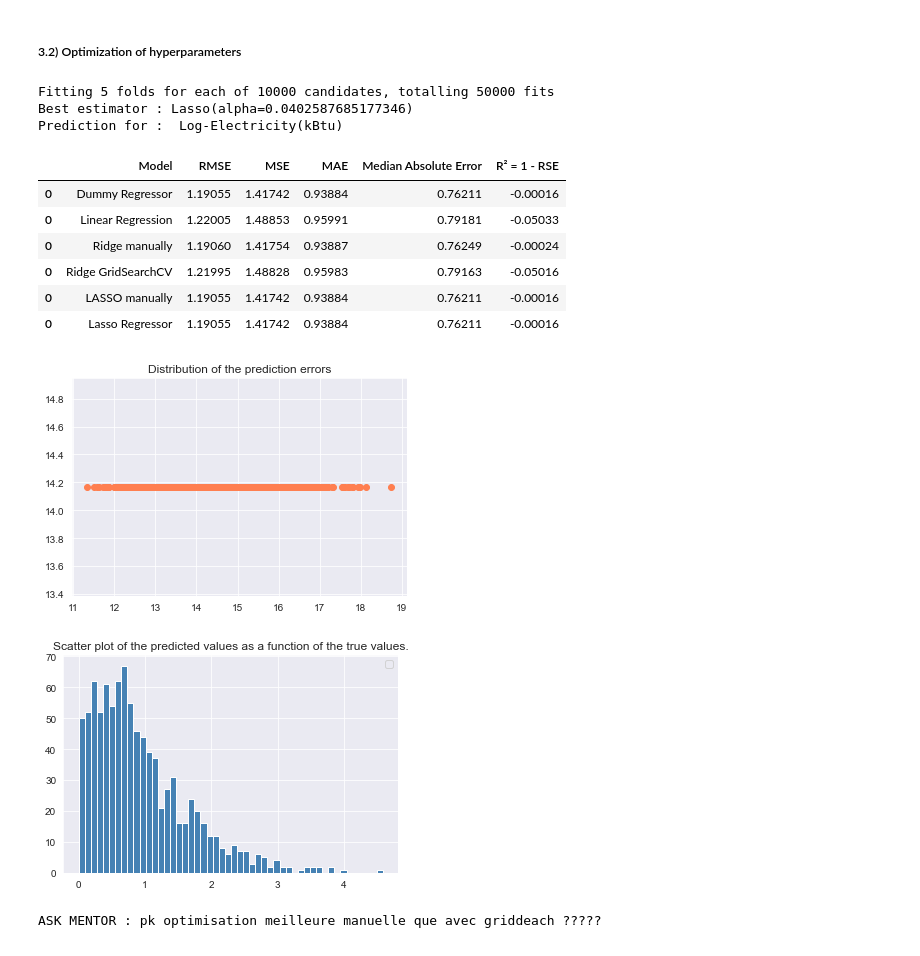
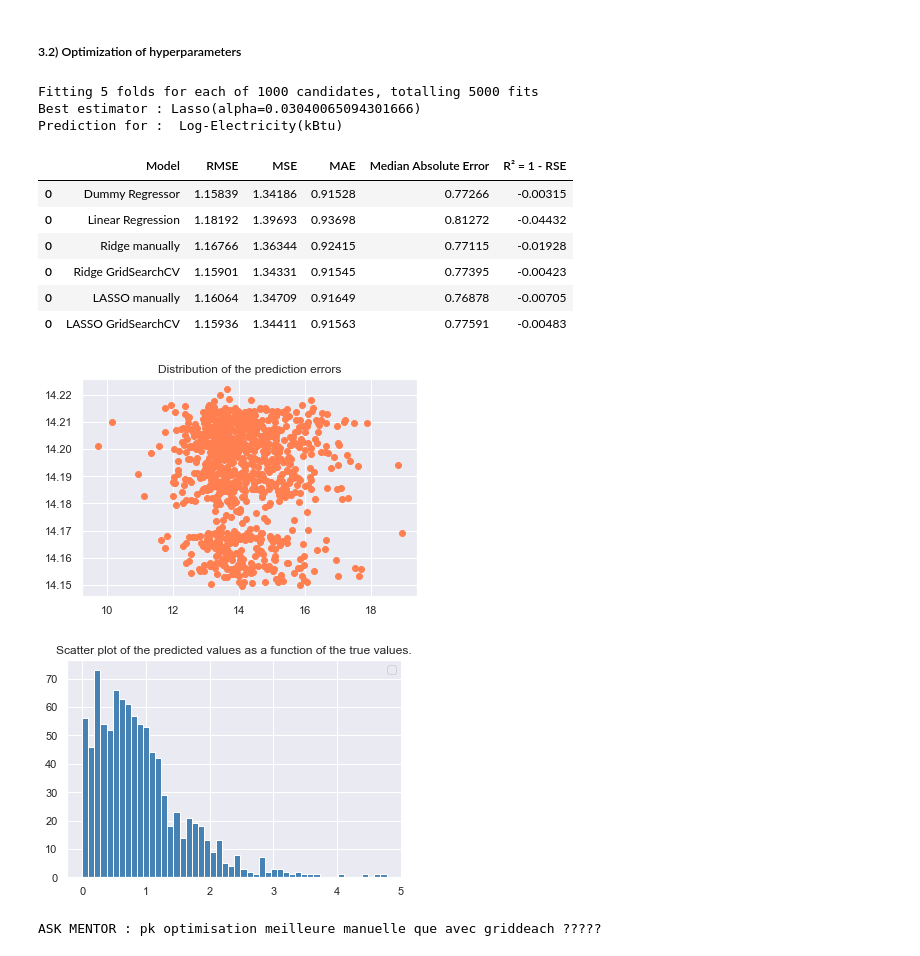
Before and after one commit to oumeima-elgharbi/P4_Data_Science_OpenClassrooms, a Jupyter notebook: P4_03_prediction.ipynb, the cells around one changed output. Saved outputs shown, nothing was run; the diff lists cells and outputs as text; code cells hidden in the pictures.

```diff
--- a/P4_03_prediction.ipynb
+++ b/P4_03_prediction.ipynb
@@ -442,7 +451,7 @@ We have indeed : 44 labels after encoding the categorical variables.
 print("We need to add YearBuilt to the list of features.")
 numerical_columns.tolist()
 features_to_merge = numerical_columns.tolist().copy()
-#features_to_merge.append("YearBuilt")
+features_to_merge.append("YearBuilt") ###
 print(features_to_merge, end="\n\n")
 
 print("ASK JEREMY : merge based on index ok ? or should I put back OSEBuildingID ??")
@@ -710,8 +721,9 @@ scoring = 'r2'
 # %% [markdown]
 ##### 1. Searching for the best hyperparameter alpha
 # %%
+a, b = -3, 2
 n_alphas = 1000 # hyperparametre alpha
-alphas = np.logspace(2, 5, n_alphas)
+alphas = np.logspace(a, b, n_alphas)
 
 ridge = linear_model.Ridge()
 
@@ -790,7 +805,7 @@ param_grid_ridge[0].keys()
 # %%
 # define the model/ estimator
 model = linear_model.Ridge()
-params = {"alpha": np.logspace(-2, -1, n_alphas)} # alpha > 0
+params = {"alpha": np.logspace(a, b, n_alphas)} # alpha > 0
 scoring = "neg_mean_squared_error"
 
 # define the grid search
@@ -853,8 +866,9 @@ QUESTION MENTOR : pourquoi optimisation alpha manuelle meilleure ???
 # %% [markdown]
 ##### 1. Searching for the best hyperparameter alpha
 # %%
-n_alphas = 1000  # hyperparametre alpha
-alphas = np.logspace(-2, -1, n_alphas)
+n_alphas = 500  # hyperparametre alpha
+a, b = -5, -2
+alphas = np.logspace(a, b, n_alphas)
 
 lasso = linear_model.Lasso()
 
@@ -954,47 +968,47 @@ array([14.16607876, 14.16607876, 14.16607876, 14.16607876, 14.16607876,
 # %% [markdown]
 ##### 3.2) Optimization of hyperparameters
 # %%
-n_alphas = 10000
-params = {"alpha": np.logspace(-2, 2, n_alphas)}
+n_alphas = 1000
+params = {"alpha": np.logspace(a, b, n_alphas)}
 
 # define the model/ estimator
 model = linear_model.Lasso()
 
 # define the grid search
 Lasso_reg = GridSearchCV(
     model, params, scoring=scoring,
     cv=5,
     n_jobs=-1,
     return_train_score=True,
     verbose=1)
 
 #fit the grid search
 Lasso_reg.fit(X_train.values, y_train)
 
 # best estimator
 print("Best estimator :", Lasso_reg.best_estimator_)
 
 # best model
 best_model = Lasso_reg.best_estimator_
 best_model.fit(X_train.values, y_train)
 
 y_pred_lasso = best_model.predict(X_test.values)
 
 # 3) Evaluate
 results = evaluate_regression("LASSO GridSearchCV", results, y_test, y_pred_lasso)
 # %% [output]
-Fitting 5 folds for each of 10000 candidates, totalling 50000 fits
-Best estimator : Lasso(alpha=0.0402587685177346)
+Fitting 5 folds for each of 1000 candidates, totalling 5000 fits
+Best estimator : Lasso(alpha=0.03040065094301666)
 Prediction for :  Log-Electricity(kBtu)
 |  | Model | RMSE | MSE | MAE | Median Absolute Error | R² = 1 - RSE |
-| 0 | Dummy Regressor | 1.19055 | 1.41742 | 0.93884 | 0.76211 | -0.00016 |
-| 0 | Linear Regression | 1.22005 | 1.48853 | 0.95991 | 0.79181 | -0.05033 |
-| 0 | Ridge manually | 1.19060 | 1.41754 | 0.93887 | 0.76249 | -0.00024 |
-| 0 | Ridge GridSearchCV | 1.21995 | 1.48828 | 0.95983 | 0.79163 | -0.05016 |
-| 0 | LASSO manually | 1.19055 | 1.41742 | 0.93884 | 0.76211 | -0.00016 |
-| 0 | Lasso Regressor | 1.19055 | 1.41742 | 0.93884 | 0.76211 | -0.00016 |
+| 0 | Dummy Regressor | 1.15839 | 1.34186 | 0.91528 | 0.77266 | -0.00315 |
+| 0 | Linear Regression | 1.18192 | 1.39693 | 0.93698 | 0.81272 | -0.04432 |
+| 0 | Ridge manually | 1.16766 | 1.36344 | 0.92415 | 0.77115 | -0.01928 |
+| 0 | Ridge GridSearchCV | 1.15901 | 1.34331 | 0.91545 | 0.77395 | -0.00423 |
+| 0 | LASSO manually | 1.16064 | 1.34709 | 0.91649 | 0.76878 | -0.00705 |
+| 0 | LASSO GridSearchCV | 1.15936 | 1.34411 | 0.91563 | 0.77591 | -0.00483 |
-[figure, old version]
+[figure, new version]
-[figure, old version]
+[figure, new version]
 # %%
 y_pred_lasso
 print("ASK MENTOR : pk optimisation meilleure manuelle que avec griddeach ?????")
```
Also changed, not shown: parts of 73 cells of this notebook, 1 other file.
